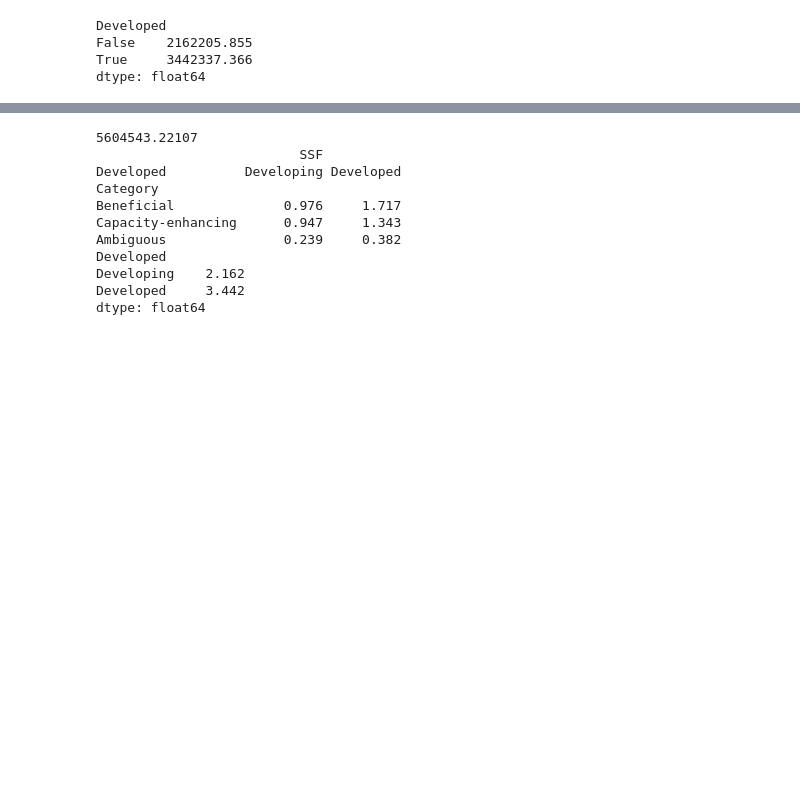
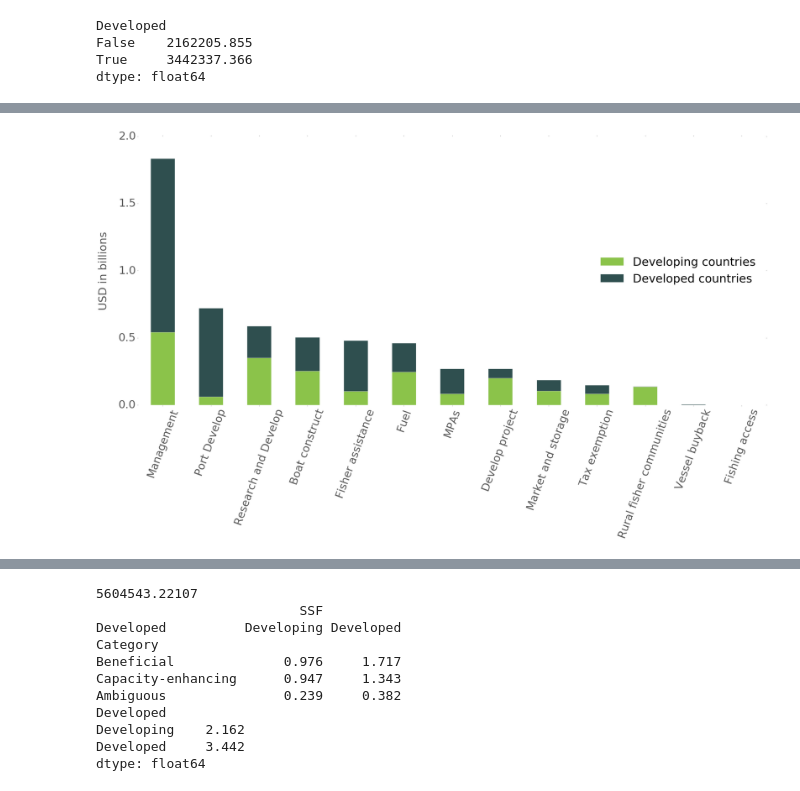
Before and after one commit to annaschu/subsidies, a Jupyter notebook: SSF subsidies capped.ipynb, the cells around one changed output, grey strips where cells are left out. Cells and saved outputs as stored; diff of their text form; code cells hidden in the pictures; blank space fills up the shorter version.

```diff
--- a/SSF subsidies capped.ipynb
+++ b/SSF subsidies capped.ipynb
@@ -674,0 +728,20 @@ plt.show()
+# %%
+ax = Developed_sorted[['Developing countries','Developed countries']].plot(kind='bar', figsize=(
+        35,15),stacked=True, legend=True, fontsize=34, color=['#8bc34a',"darkslategrey"]
+                                                                           )
+
+ax.set_ylabel("USD in billions",fontsize=34)
+ax.yaxis.labelpad = 30
+ax.set_xlabel("",fontsize=34)
+ax.set_xticklabels(['Management','Port Develop','Research and Develop','Boat construct','Fisher assistance','Fuel','MPAs',
+        'Develop project','Market and storage','Tax exemption','Rural fisher communities','Vessel buyback','Fishing access'
+    ],rotation=70, fontsize=34)
+ax.set_axis_bgcolor('w')
+legend = plt.legend(loc=5,fontsize=36)
+legend.get_frame().set_facecolor('w')
+plt.savefig('Subsidies_Developed_colour.svg', dpi=800, bbox_inches='tight')
+plt.savefig('Subsidies_Developed_colour.pdf', dpi=800, bbox_inches='tight')
+
+plt.show()
+# %% [output]
+[figure, added]
```
Also changed, not shown: parts of 12 cells of this notebook, 23 other files.
